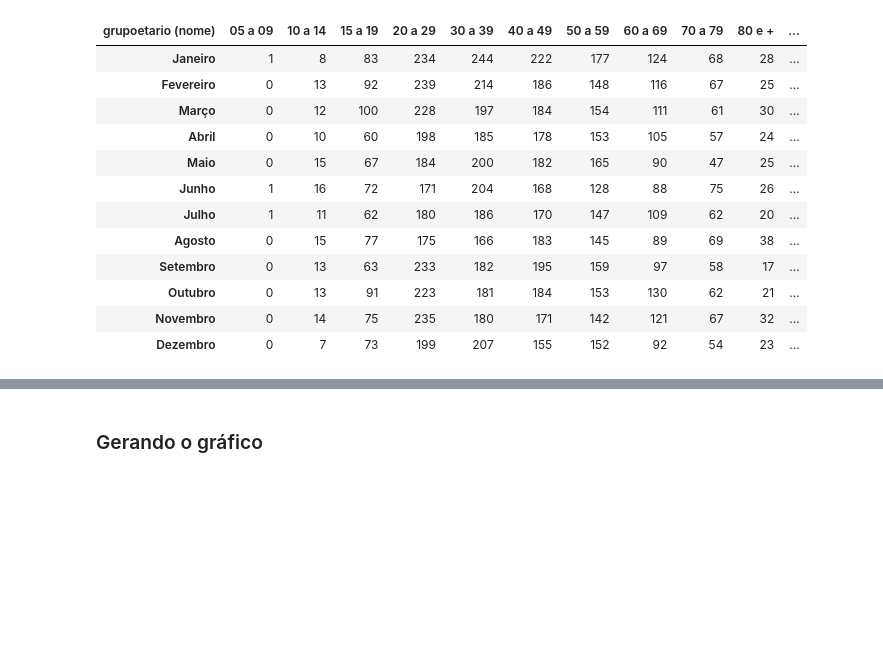
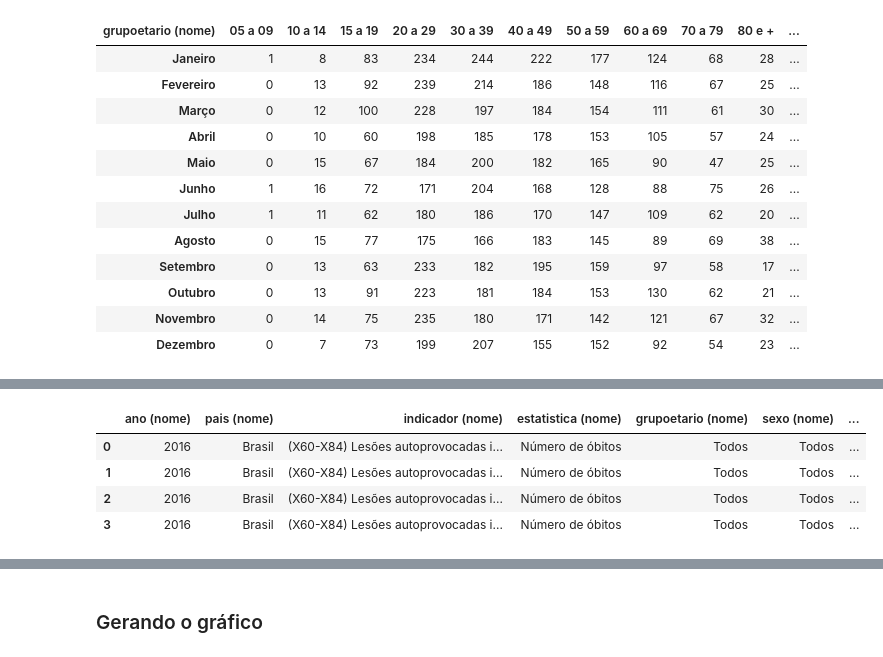
Before and after one commit to brunabellini/Projeto_FaleSobre, a Jupyter notebook: Caderno Jupyter- Grupo 6.ipynb, the cells around one changed output, grey strips where cells are left out. Cells and saved outputs as stored; diff of their text form; code cells hidden in the pictures; blank space fills up the shorter version.

```diff
--- a/Caderno Jupyter- Grupo 6.ipynb
+++ b/Caderno Jupyter- Grupo 6.ipynb
@@ -618,0 +651,13 @@ df_teste1
+# %%
+# Gráfico 6 e 7
+
+df = pd.read_csv('./Data/racacorXano.csv', sep= ';')
+df = df.drop(['local (uid)', 'ano (uid)', 'abrangencia (uid)', 'pais (uid)', 'indicador (uid)', 'lococor (nome)', 'estatistica (uid)', 'categoria (nome)', 'categoria (uid)', 'lococor (uid)', 'atestante (uid)', 'racacor (uid)', 'sexo (uid)', 'abrangencia (nome)', 'local (nome)', 'grupoetario (uid)', 'atestante (nome)'], axis=1)
+df = df.drop([27, 34])
+df.head(4)
+# %% [output]
+|  | ano (nome) | pais (nome) | indicador (nome) | estatistica (nome) | grupoetario (nome) | sexo (nome) | ... |
+| 0 | 2016 | Brasil | (X60-X84) Lesões autoprovocadas i... | Número de óbitos | Todos | Todos | ... |
+| 1 | 2016 | Brasil | (X60-X84) Lesões autoprovocadas i... | Número de óbitos | Todos | Todos | ... |
+| 2 | 2016 | Brasil | (X60-X84) Lesões autoprovocadas i... | Número de óbitos | Todos | Todos | ... |
+| 3 | 2016 | Brasil | (X60-X84) Lesões autoprovocadas i... | Número de óbitos | Todos | Todos | ... |
```
Also changed, not shown: parts of 7 cells of this notebook.
